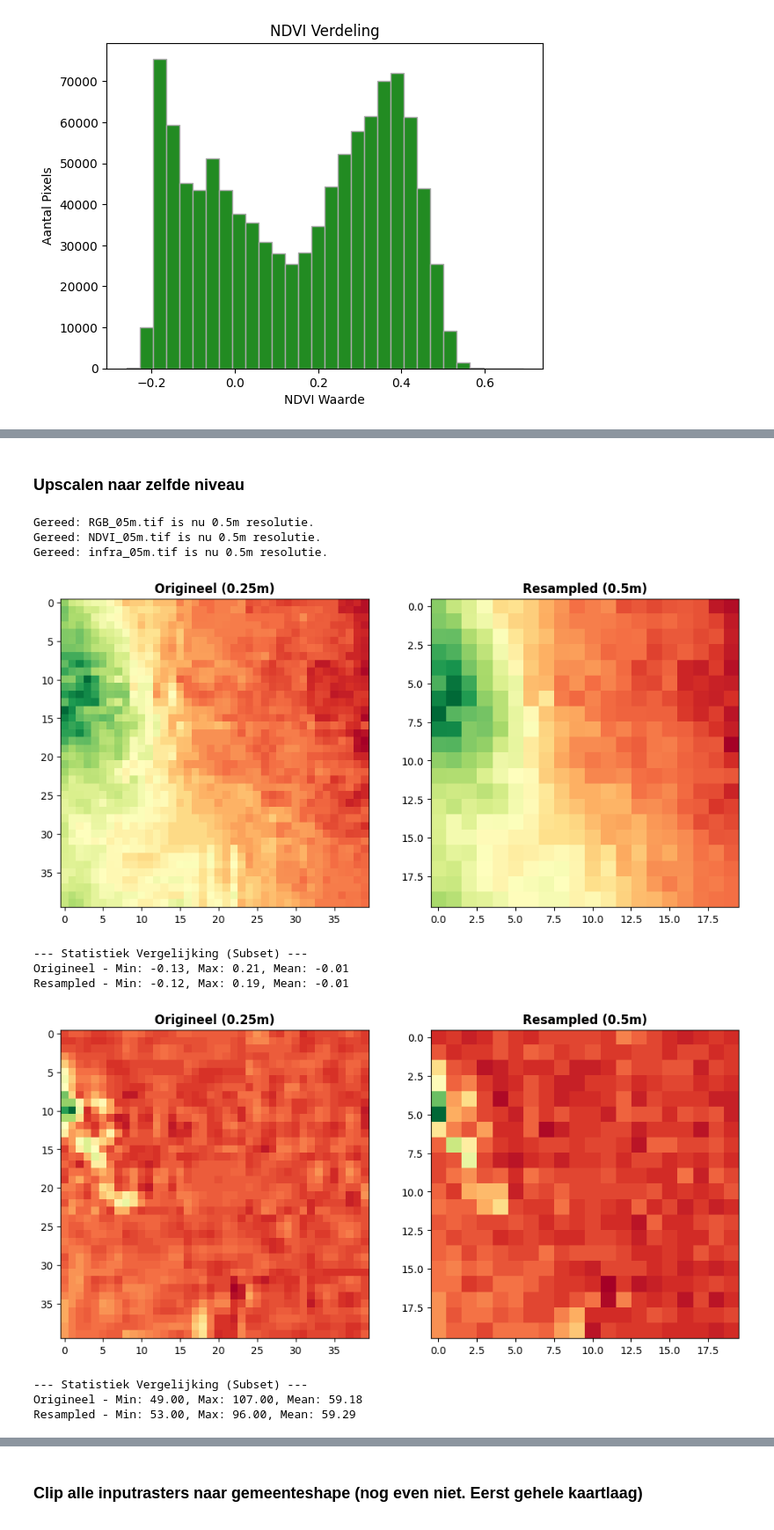
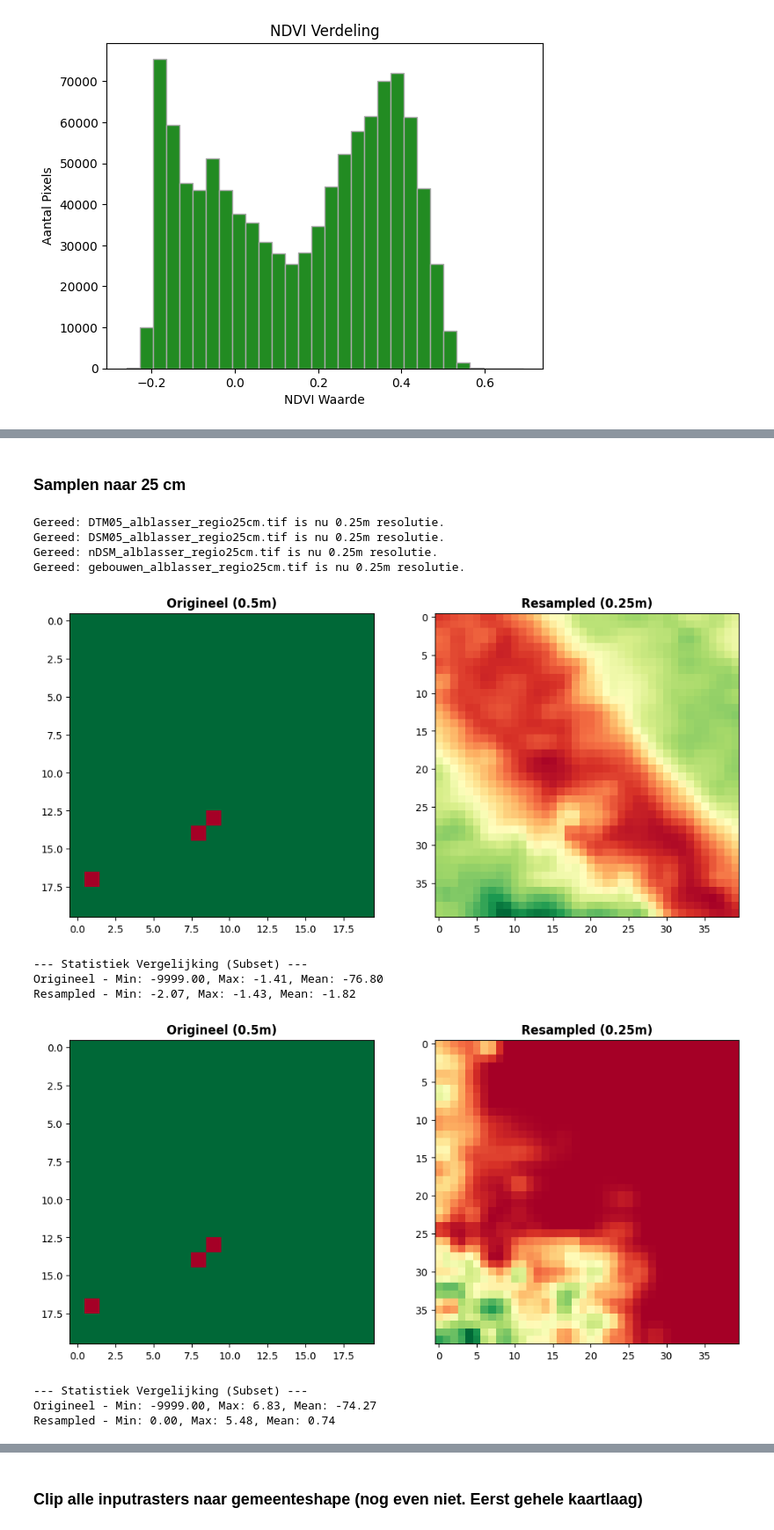
Before and after one commit to TwandeK/natural_capital_account, a Jupyter notebook: notebooks/bomen.ipynb, the cells around one changed output, grey strips where cells are left out. Shown at 88% size. Saved outputs shown, nothing was run; the diff lists cells and outputs as text; code cells hidden in the pictures.

```diff
--- a/notebooks/bomen.ipynb
+++ b/notebooks/bomen.ipynb
@@ -827,31 +962,43 @@ Aantal bands: 3
 # %% [markdown]
-### Upscalen naar zelfde niveau
+### Samplen naar 25 cm
 # %%
-#resample RGB
-resample_raster(proces_data_dir / "RGB_tiles.tif", proces_data_dir / "RGB_05m.tif")
+#resample DTM 50 cm naar 25 cm
+resample_raster(proces_data_dir / "DTM05_alblasser_regio50cm.tif",
+                proces_data_dir / "DTM05_alblasser_regio25cm.tif",
+                target_res=0.25)
 
-#resample NDVI
-resample_raster(proces_data_dir / "NDVI_008m.tif", proces_data_dir / "NDVI_05m.tif") #eigenlijk pas NDVI berekenen nadat brondata is geresampled.
+#resample DSM 50 cm naar 25 cm
+resample_raster(proces_data_dir / "DSM05_alblasser_regio50cm.tif",
+                proces_data_dir / "DSM05_alblasser_regio25cm.tif",
+                target_res=0.25)
+
+#resample nDSM 50 cm naar 25 cm
+resample_raster(proces_data_dir / "nDSM_alblasser_regio50cm.tif",
+                proces_data_dir / "nDSM_alblasser_regio25cm.tif",
+                target_res=0.25)
 
 #resample infra
-resample_raster(proces_data_dir / "infra_tiles.tif", proces_data_dir / "infra_05m.tif")
+resample_raster(proces_data_dir / "gebouwen_alblasser_regio50cm.tif",
+                proces_data_dir / "gebouwen_alblasser_regio25cm.tif",
+                target_res=0.25)
 # %% [output]
-Gereed: RGB_05m.tif is nu 0.5m resolutie.
-Gereed: NDVI_05m.tif is nu 0.5m resolutie.
-Gereed: infra_05m.tif is nu 0.5m resolutie.
+Gereed: DTM05_alblasser_regio25cm.tif is nu 0.25m resolutie.
+Gereed: DSM05_alblasser_regio25cm.tif is nu 0.25m resolutie.
+Gereed: nDSM_alblasser_regio25cm.tif is nu 0.25m resolutie.
+Gereed: gebouwen_alblasser_regio25cm.tif is nu 0.25m resolutie.
 # %%
 # CHECK Resample
-check_resampling(proces_data_dir / "NDVI_008m.tif", proces_data_dir / "NDVI_05m.tif")
-check_resampling(proces_data_dir / "RGB_tiles.tif", proces_data_dir / "RGB_05m.tif")
+check_resampling(proces_data_dir / "DTM05_alblasser_regio50cm.tif", proces_data_dir / "DTM05_alblasser_regio25cm.tif")
+check_resampling(proces_data_dir / "nDSM_alblasser_regio50cm.tif", proces_data_dir / "nDSM_alblasser_regio25cm.tif")
 # %% [output]
-[figure, old version]
+[figure, new version]
 --- Statistiek Vergelijking (Subset) ---
-Origineel - Min: -0.13, Max: 0.21, Mean: -0.01
-Resampled - Min: -0.12, Max: 0.19, Mean: -0.01
+Origineel - Min: -9999.00, Max: -1.41, Mean: -76.80
+Resampled - Min: -2.07, Max: -1.43, Mean: -1.82
-[figure, old version]
+[figure, new version]
 --- Statistiek Vergelijking (Subset) ---
-Origineel - Min: 49.00, Max: 107.00, Mean: 59.18
-Resampled - Min: 53.00, Max: 96.00, Mean: 59.29
+Origineel - Min: -9999.00, Max: 6.83, Mean: -74.27
+Resampled - Min: 0.00, Max: 5.48, Mean: 0.74
 # %%
 with rio.open(proces_data_dir / "infra_05m.tif") as src:
     print(f"Aantal bands: {src.count}")      # Moet 3 zijn
```
Also changed, not shown: parts of 54 cells of this notebook, 4 other files.
